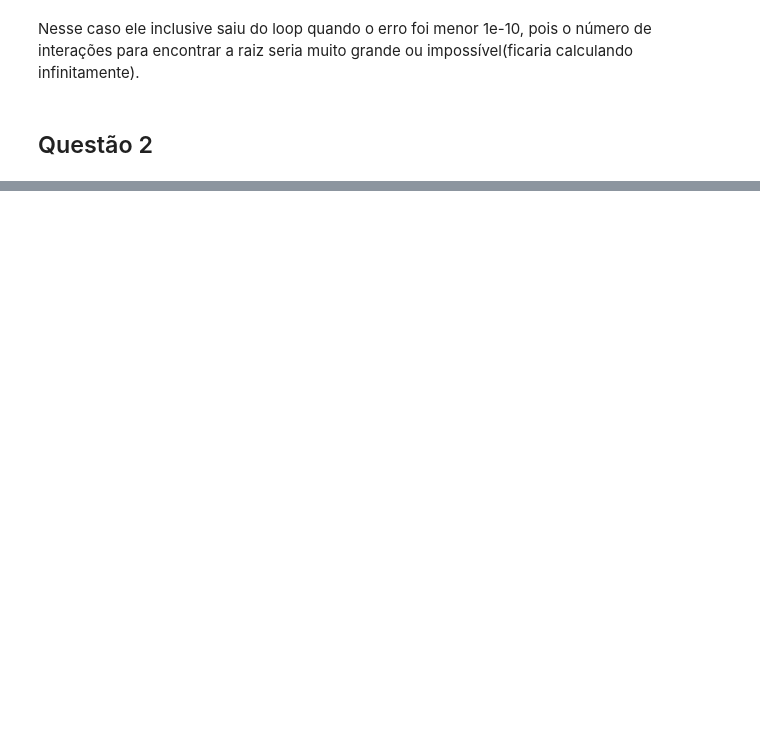
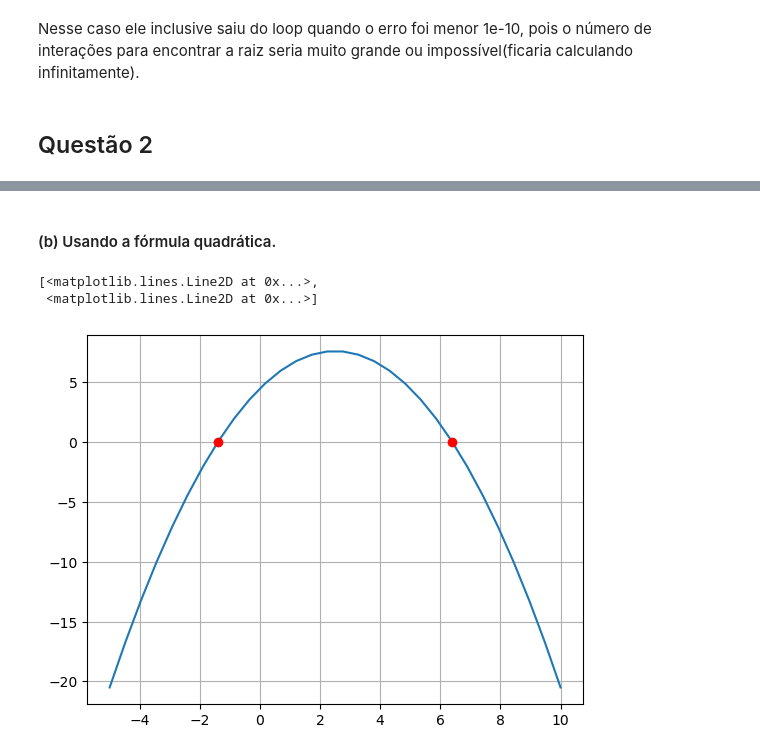
Before and after one commit to smalljooj/metodosNumericos, a Jupyter notebook: Ex2_Metodo_Bisseccao.ipynb, the cells around one changed output, grey strips where cells are left out. Drawn from its saved outputs; the diff is of its cells as text; code cells hidden in the pictures; blank space fills up the shorter version.

```diff
--- a/Ex2_Metodo_Bisseccao.ipynb
+++ b/Ex2_Metodo_Bisseccao.ipynb
@@ -49,0 +72,12 @@ Nesse caso ele inclusive saiu do loop quando o erro foi menor 1e-10, pois o núm
+# %% [markdown]
+#### (b) Usando a fórmula quadrática.
+# %%
+x = np.linspace(-5, 10, 30)
+
+raizes = np.roots([-0.5, 2.5, 4.5])
+plt.grid()
+plt.plot(x, f(x), raizes, [0,0], 'ro')
+# %% [output]
+[<matplotlib.lines.Line2D at 0x...>,
+ <matplotlib.lines.Line2D at 0x...>]
+[figure, added]
```
Also changed, not shown: parts of 29 cells of this notebook, 3 other files.
